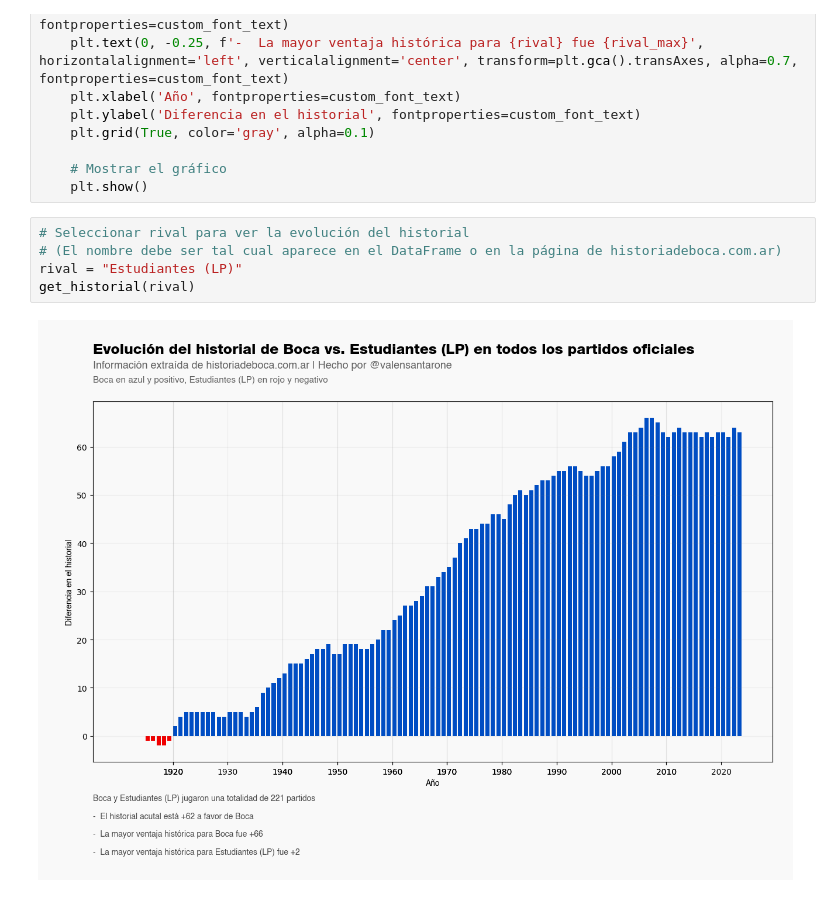
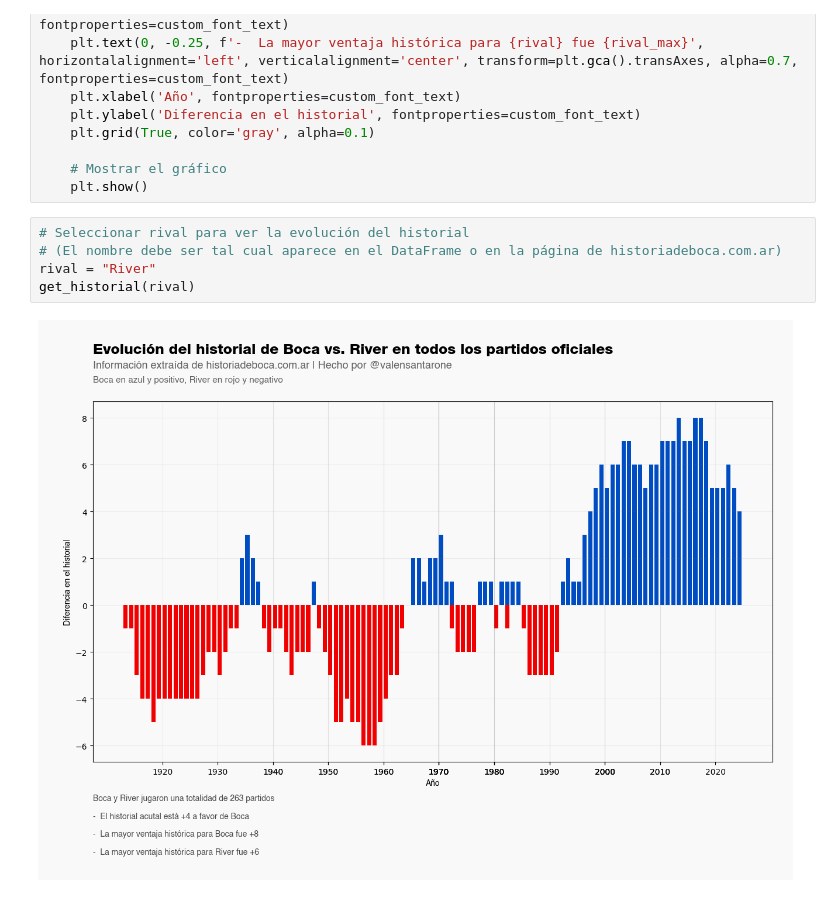
Before and after one commit to valensantarone/Boca-Juniors-DataFrame, a Jupyter notebook: historiales.ipynb, the cells around one changed output. Drawn from its saved outputs; the diff is of its cells as text.

```diff
--- a/historiales.ipynb
+++ b/historiales.ipynb
@@ -117,7 +117,7 @@ def get_historial(rival):
 # %%
 # Seleccionar rival para ver la evolución del historial
 # (El nombre debe ser tal cual aparece en el DataFrame o en la página de historiadeboca.com.ar)
-rival = "Estudiantes (LP)"
+rival = "River"
 get_historial(rival)
 # %% [output]
-[figure, old version]
+[figure, new version]
```
Also changed, not shown: 2 other files.
